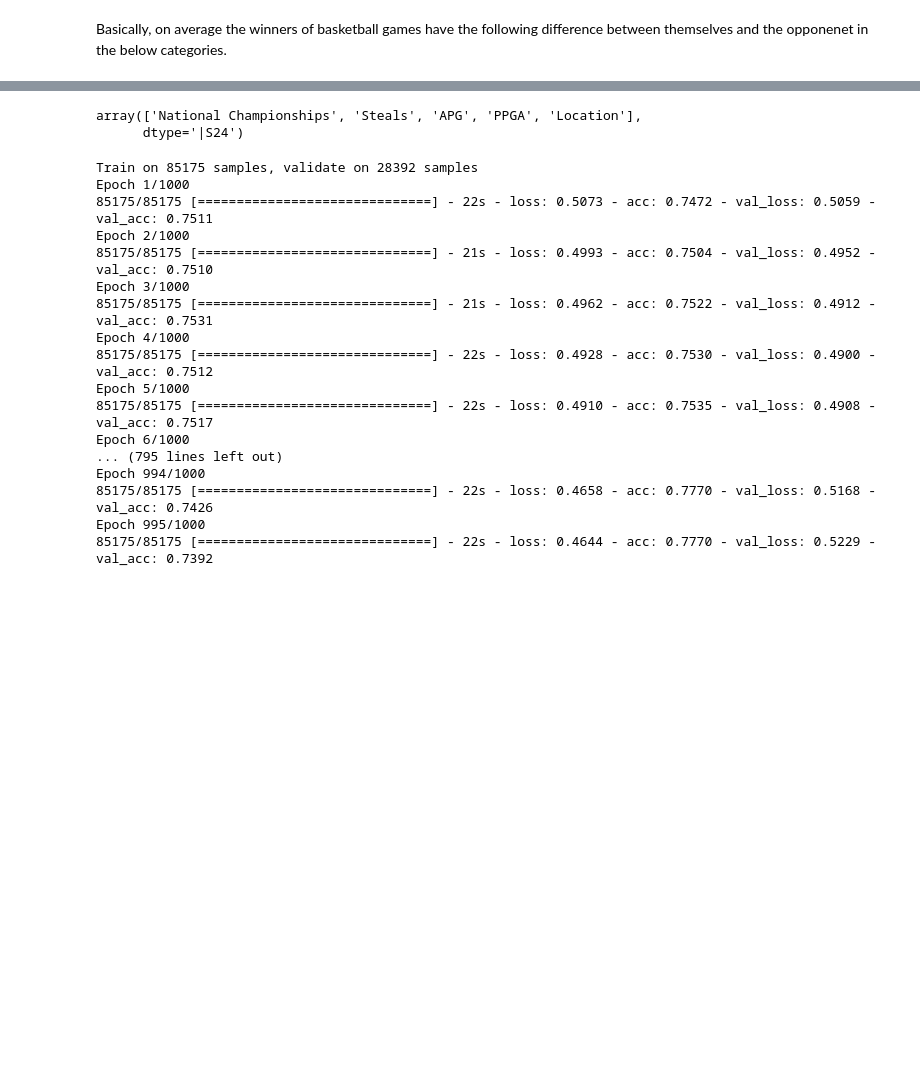
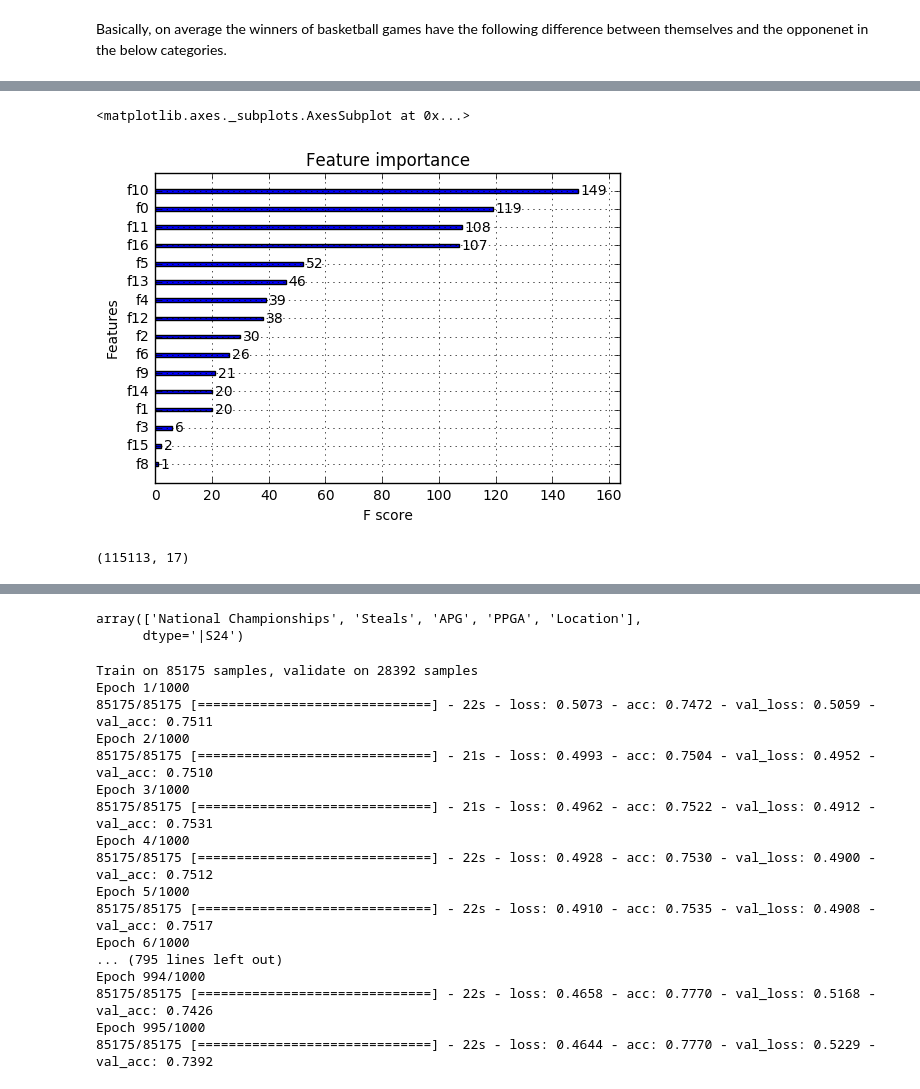
Before and after one commit to adeshpande3/March-Madness-2017, a Jupyter notebook: Machine Learning and Data Analysis.ipynb, the cells around one changed output, grey strips where cells are left out. Saved outputs shown, nothing was run; the diff lists cells and outputs as text; code cells hidden in the pictures; blank space fills up the shorter version.

Commit message:
new tests

```diff
--- a/Machine Learning and Data Analysis.ipynb
+++ b/Machine Learning and Data Analysis.ipynb
@@ -117,0 +127,3 @@ The Pearson correlation between the result and Location is : (0.0034077885888864
+# %%
+#xTrain = normalizeInput(xTrain)
+xTrain = np.load('xTrain.npy')
@@ -117,0 +159,13 @@ The Pearson correlation between the result and Location is : (0.0034077885888864
+# %%
+X_train, X_test, Y_train, Y_test = train_test_split(xTrain, yTrain)
+dtrain = xgb.DMatrix( X_train, label=Y_train)
+dtest = xgb.DMatrix( X_test, label=Y_test)
+param = {'bst:max_depth':3, 'bst:eta':1, 'silent':1, 'objective':'binary:logistic', 'gamma':.1, 'eta': .3,
+         'min_child_weight': 9, 'alpha': .1, 'lamda':.1}
+evallist  = [(dtest,'eval')]
+num_round = 200
+bst = xgb.train( param, dtrain, num_round, evallist,early_stopping_rounds=30 )
+preds = bst.predict(dtest)
+preds[preds < .5] = 0
+preds[preds >= .5] = 1
+print np.mean(preds == Y_test)
@@ -117,0 +190,9 @@ The Pearson correlation between the result and Location is : (0.0034077885888864
+# %%
+xgb.plot_importance(bst)
+# %% [output]
+<matplotlib.axes._subplots.AxesSubplot at 0x...>
+[figure, added]
+# %%
+xTrain.shape
+# %% [output]
+(115113, 17)
```
Also changed, not shown: parts of 15 cells of this notebook, 1 other file.
